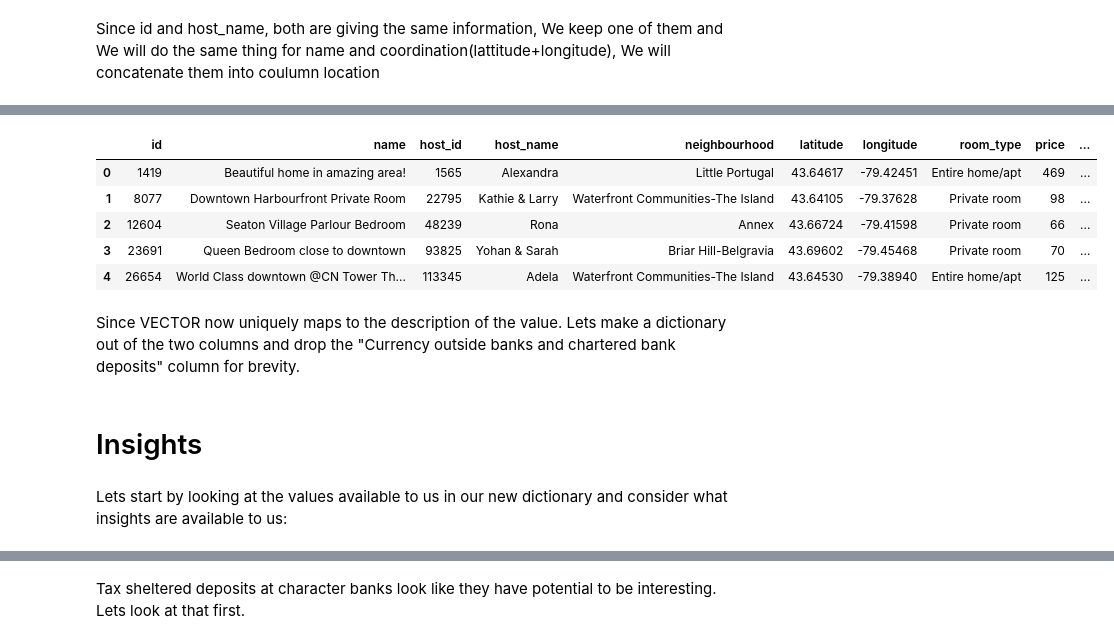
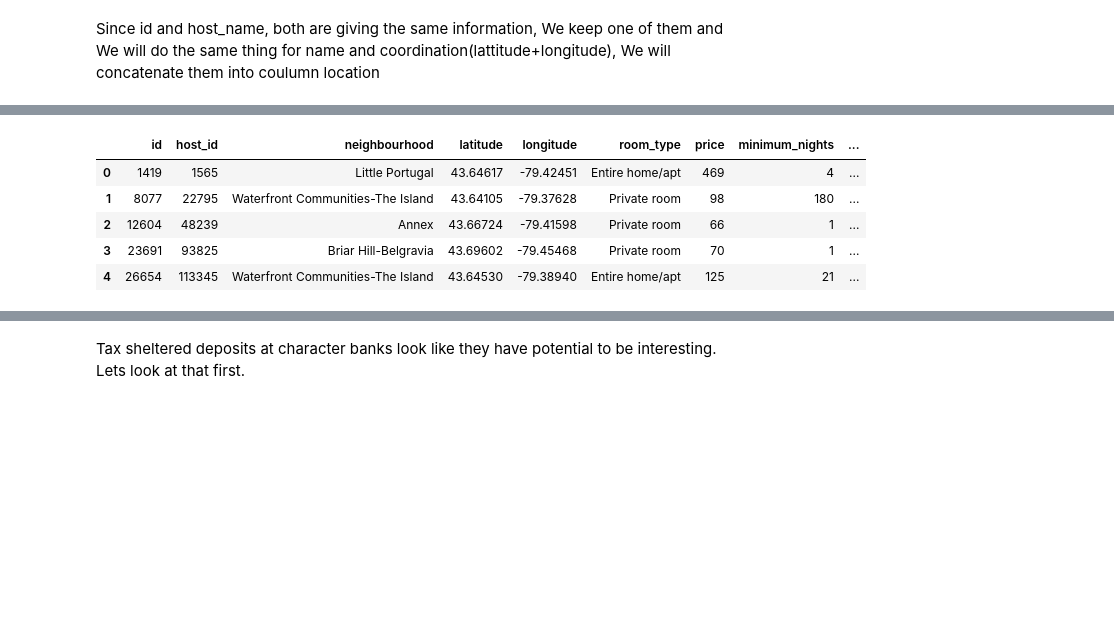
Before and after one commit to gananPrabaharan/Airbnb, a Jupyter notebook: ProjectAirbnb.ipynb, the cells around one changed output, grey strips where cells are left out. Saved outputs shown, nothing was run; the diff lists cells and outputs as text; code cells hidden in the pictures; blank space fills up the shorter version.

```diff
--- a/ProjectAirbnb.ipynb
+++ b/ProjectAirbnb.ipynb
@@ -97,0 +84,3 @@ Now lets drop all rows with an Adjustment and then drop "Adjustments" and "Adjus
+# %%
+df['location'] = [', '.join(str(x) for x in y) for y in map(tuple, df[['latitude', 'longitude']].values)]
+df.head(20)
@@ -98,12 +105,10 @@ Now lets drop all rows with an Adjustment and then drop "Adjustments" and "Adjus
 # %%
-df.drop(['neighbourhood_group'], 1, inplace = True)
+df.drop(['neighbourhood_group', 'name', 'host_name'], 1, inplace = True)
 df.head()
 # %% [output]
-|  | id | name | host_id | host_name | neighbourhood | latitude | longitude | room_type | price | ... |
-| 0 | 1419 | Beautiful home in amazing area! | 1565 | Alexandra | Little Portugal | 43.64617 | -79.42451 | Entire home/apt | 469 | ... |
-| 1 | 8077 | Downtown Harbourfront Private Room | 22795 | Kathie & Larry | Waterfront Communities-The Island | 43.64105 | -79.37628 | Private room | 98 | ... |
-| 2 | 12604 | Seaton Village Parlour Bedroom | 48239 | Rona | Annex | 43.66724 | -79.41598 | Private room | 66 | ... |
-| 3 | 23691 | Queen Bedroom close to downtown | 93825 | Yohan & Sarah | Briar Hill-Belgravia | 43.69602 | -79.45468 | Private room | 70 | ... |
-| 4 | 26654 | World Class downtown @CN Tower Th... | 113345 | Adela | Waterfront Communities-The Island | 43.64530 | -79.38940 | Entire home/apt | 125 | ... |
+|  | id | host_id | neighbourhood | latitude | longitude | room_type | price | minimum_nights | ... |
+| 0 | 1419 | 1565 | Little Portugal | 43.64617 | -79.42451 | Entire home/apt | 469 | 4 | ... |
+| 1 | 8077 | 22795 | Waterfront Communities-The Island | 43.64105 | -79.37628 | Private room | 98 | 180 | ... |
+| 2 | 12604 | 48239 | Annex | 43.66724 | -79.41598 | Private room | 66 | 1 | ... |
+| 3 | 23691 | 93825 | Briar Hill-Belgravia | 43.69602 | -79.45468 | Private room | 70 | 1 | ... |
+| 4 | 26654 | 113345 | Waterfront Communities-The Island | 43.64530 | -79.38940 | Entire home/apt | 125 | 21 | ... |
-# %% [markdown]
-Since VECTOR now uniquely maps to the description of the value. Lets make a dictionary out of the two columns and drop the "Currency outside banks and chartered bank deposits" column for brevity.
@@ -113,4 +114,0 @@ df.drop('Currency outside banks and chartered bank deposits', axis = 1, inplace
-# %% [markdown]
-# Insights
-# %% [markdown]
-Lets start by looking at the values available to us in our new dictionary and consider what insights are available to us:
```
Also changed, not shown: parts of 16 cells of this notebook.
